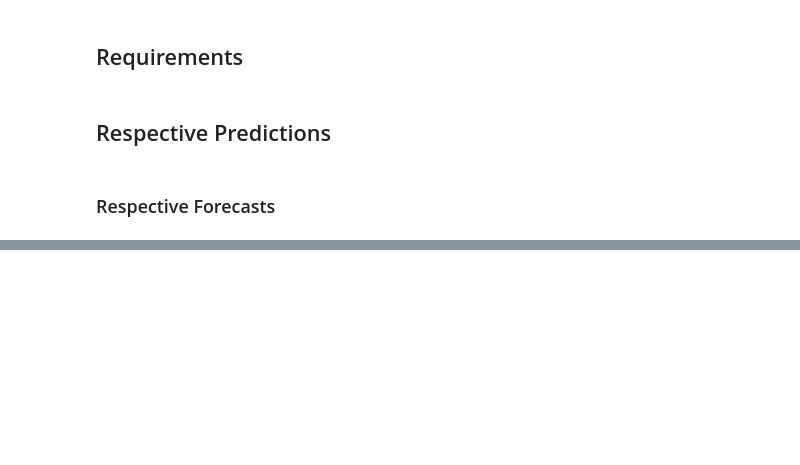
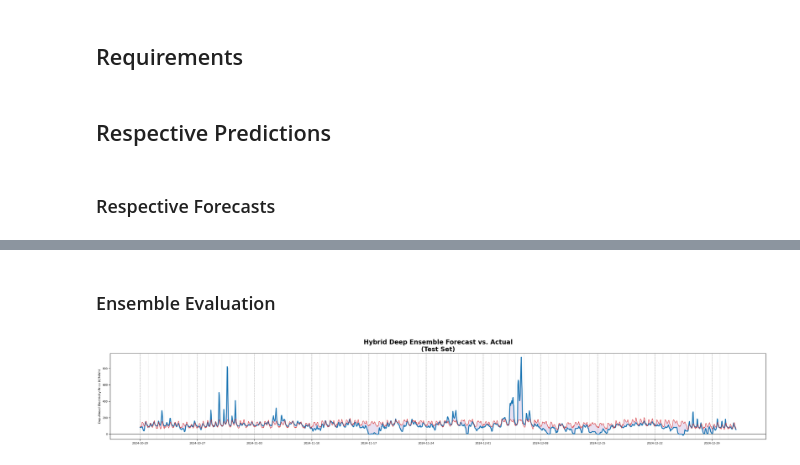
Before and after one commit to BenLeidig/de_lu_epf, a Jupyter notebook: doc/hybrid_deep_ensemble.ipynb, the cells around one changed output, grey strips where cells are left out. Cells and saved outputs as stored; diff of their text form; code cells hidden in the pictures; blank space fills up the shorter version.

```diff
--- a/doc/hybrid_deep_ensemble.ipynb
+++ b/doc/hybrid_deep_ensemble.ipynb
@@ -308,0 +349,35 @@ plt.show()
+# %%
+y_test = np.zeros_like(imf1_y_test)
+for imf_y_test in imf_trues:
+    y_test += imf_y_test
+
+y_test_pred = np.zeros_like(imf1_y_test_pred)
+for imf_y_test_pred in imf_preds:
+    y_test_pred += imf_y_test_pred
+# %% [markdown]
+### Ensemble Evaluation
+# %%
+fig, ax = plt.subplots(nrows=1, ncols=1, figsize=(30, 5))
+
+ax.axhline(0, color='black', linewidth=1, zorder=0)
+
+ax.plot(test_datetime, y_test, color='tab:blue', linewidth=3, zorder=3)
+ax.plot(test_datetime, y_test_pred, color='tab:red', zorder=4)
+ax.fill_between(test_datetime, y_test.flatten(), y_test_pred.flatten(), color='tab:purple', alpha=0.2, zorder=2)
+
+for hour in test_datetime[[dt.hour == 0 for dt in test_datetime]]:
+    ax.axvline(hour, color='gray', linestyle=':', linewidth=0.5, zorder=1)
+
+week_ticks = [dt for dt in test_datetime if (dt.weekday() == 6 and dt.hour == 0)]
+for week in week_ticks:
+    ax.axvline(week, color='gray', linestyle='--', linewidth=0.75, zorder=1)
+ax.set_xticks(week_ticks)
+ax.set_xticklabels([dt.strftime('%Y-%m-%d') for dt in week_ticks])
+
+ax.set_ylabel('Day-Ahead Electricity Price (€/MWh)')
+ax.set_title('Hybrid Deep Ensemble Forecast vs. Actual\n(Test Set)', fontsize=20, fontweight='bold')
+
+fig.tight_layout()
+plt.show()
+# %% [output]
+[figure, added]
```
Also changed, not shown: parts of 15 cells of this notebook, 19 other files.
